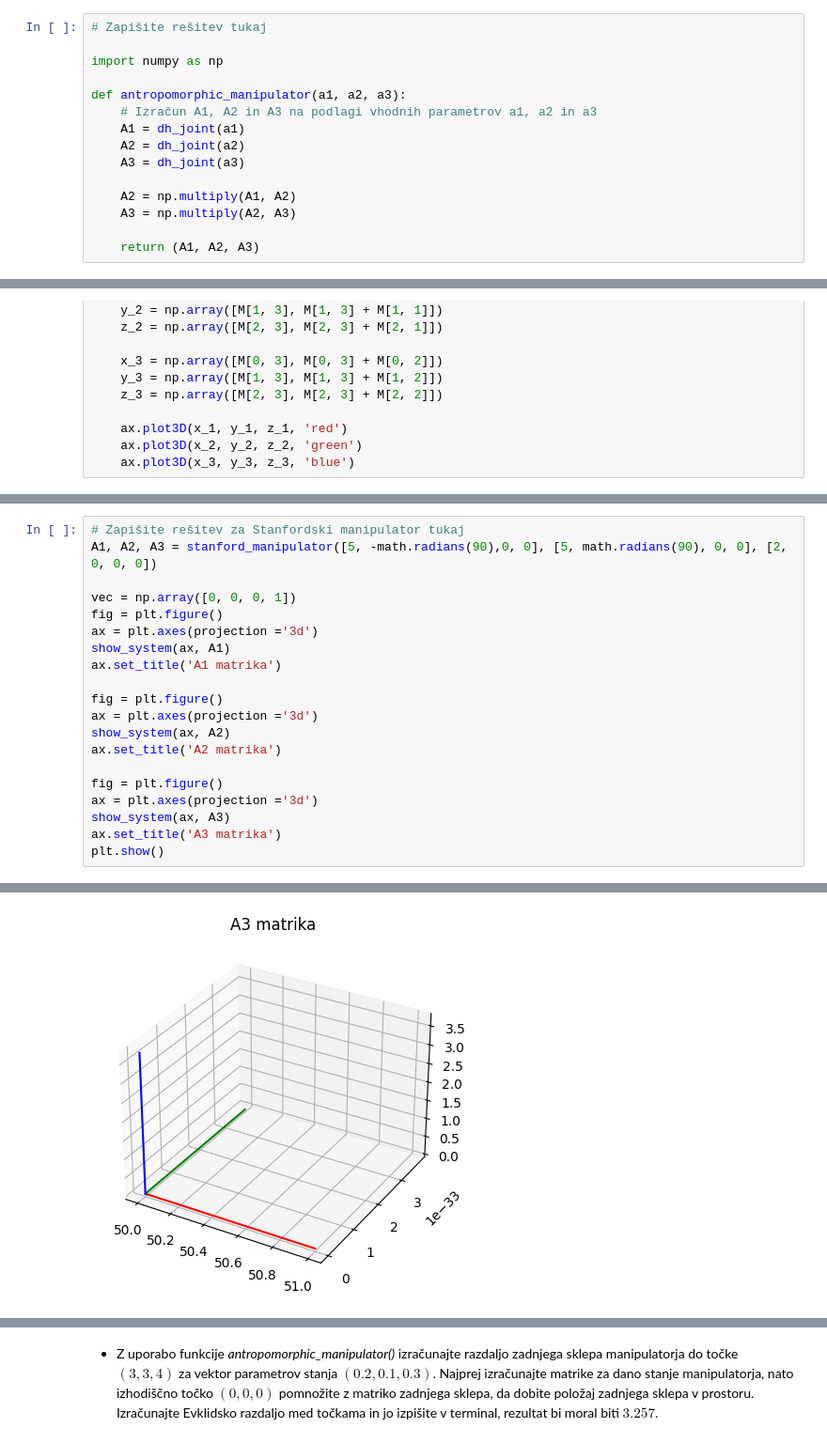
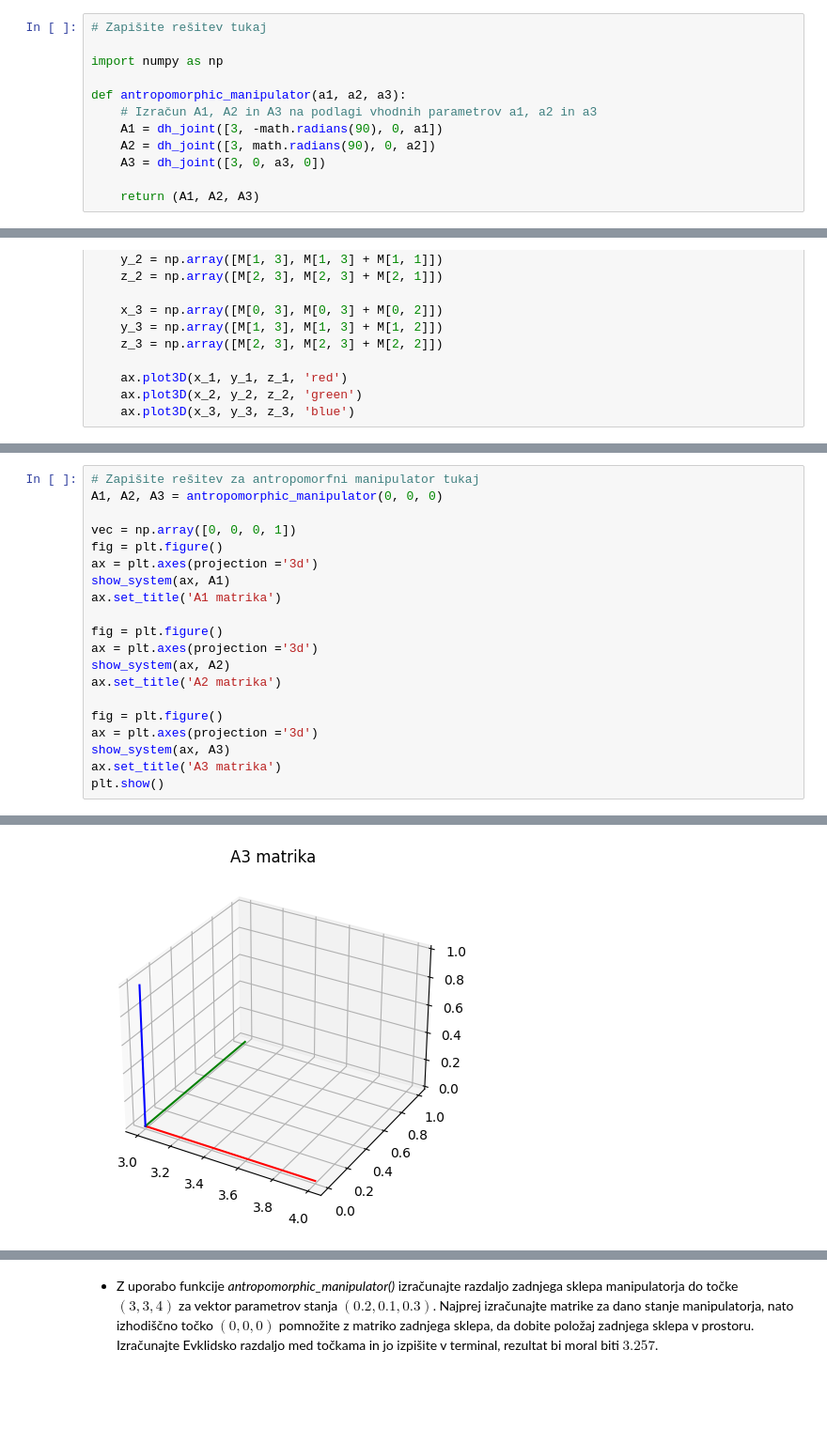
Before and after one commit to Krevs321/Robotika03, a Jupyter notebook: vaja3.ipynb, the cells around one changed output, grey strips where cells are left out. Shown at 94% size. Cells and saved outputs as stored; diff of their text form; blank space fills up the shorter version.

```diff
--- a/vaja3.ipynb
+++ b/vaja3.ipynb
@@ -266,12 +263,9 @@ import numpy as np
 
 def antropomorphic_manipulator(a1, a2, a3):
     # Izračun A1, A2 in A3 na podlagi vhodnih parametrov a1, a2 in a3
-    A1 = dh_joint(a1)
-    A2 = dh_joint(a2)
-    A3 = dh_joint(a3)
-
-    A2 = np.multiply(A1, A2)
-    A3 = np.multiply(A2, A3)
+    A1 = dh_joint([3, -math.radians(90), 0, a1])
+    A2 = dh_joint([3, math.radians(90), 0, a2])
+    A3 = dh_joint([3, 0, a3, 0])
 
     return (A1, A2, A3)
 # %% [markdown]
@@ -301,6 +310,6 @@ def show_system(ax, M):
 # %%
-# Zapišite rešitev za Stanfordski manipulator tukaj
-A1, A2, A3 = stanford_manipulator([5, -math.radians(90),0, 0], [5, math.radians(90), 0, 0], [2, 0, 0, 0])
+# Zapišite rešitev za antropomorfni manipulator tukaj
+A1, A2, A3 = antropomorphic_manipulator(0, 0, 0)
 
 vec = np.array([0, 0, 0, 1])
 fig = plt.figure()
@@ -324 +333 @@ plt.show()
-[figure, old version]
+[figure, new version]
```
Also changed, not shown: parts of 6 cells of this notebook.
